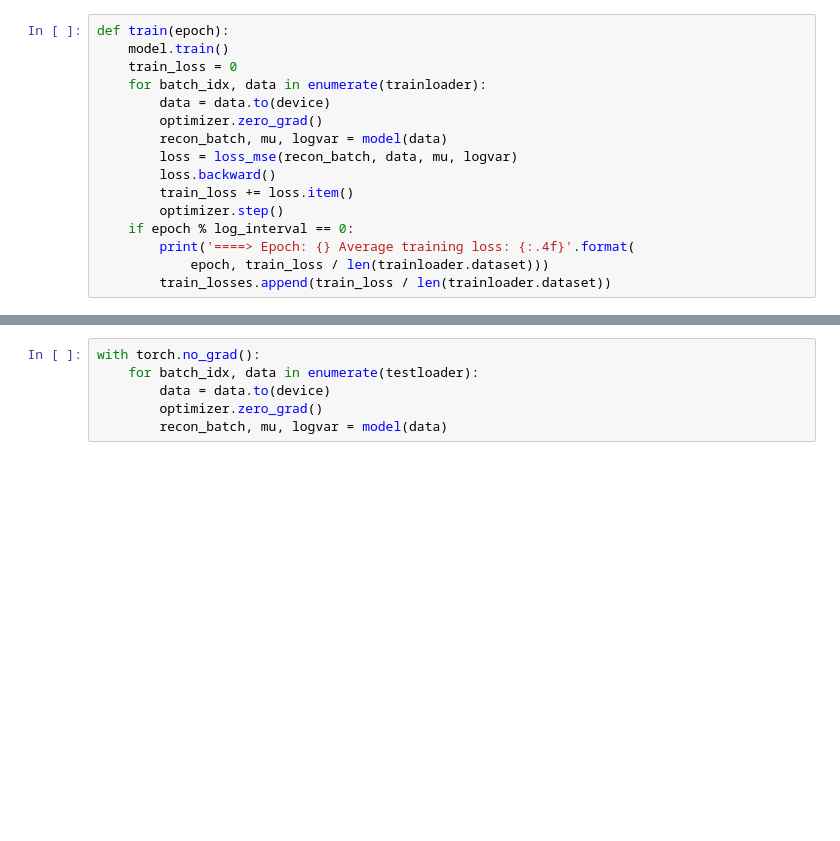
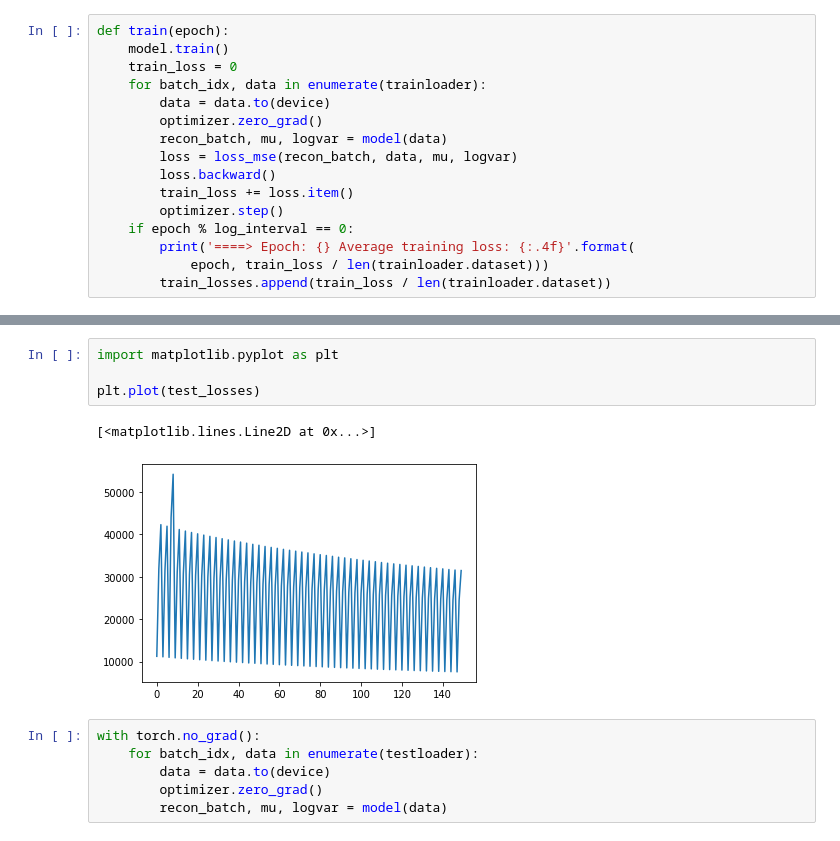
Before and after one commit to mscholl96/mad-recime, a Jupyter notebook: network/CVAE/cvae.ipynb, the cells around one changed output, grey strips where cells are left out. Saved outputs shown, nothing was run; the diff lists cells and outputs as text; blank space fills up the shorter version.

```diff
--- a/network/CVAE/cvae.ipynb
+++ b/network/CVAE/cvae.ipynb
@@ -157,3 +161,10 @@ for epoch in range(1,epochs+1):
+# %%
+import matplotlib.pyplot as plt
+
+plt.plot(test_losses)
+# %% [output]
+[<matplotlib.lines.Line2D at 0x...>]
+[figure, added]
 # %%
 with torch.no_grad():
     for batch_idx, data in enumerate(testloader):
```
Also changed, not shown: parts of 8 cells of this notebook, 1 other file.
